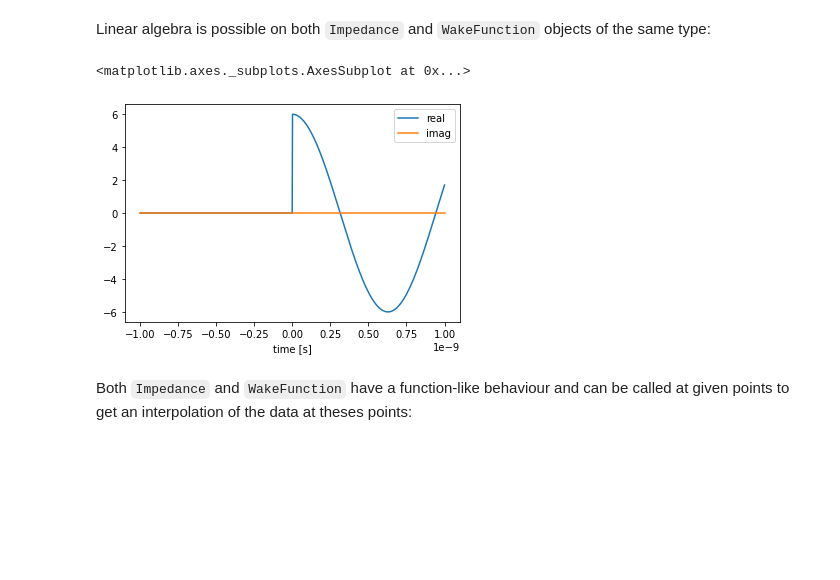
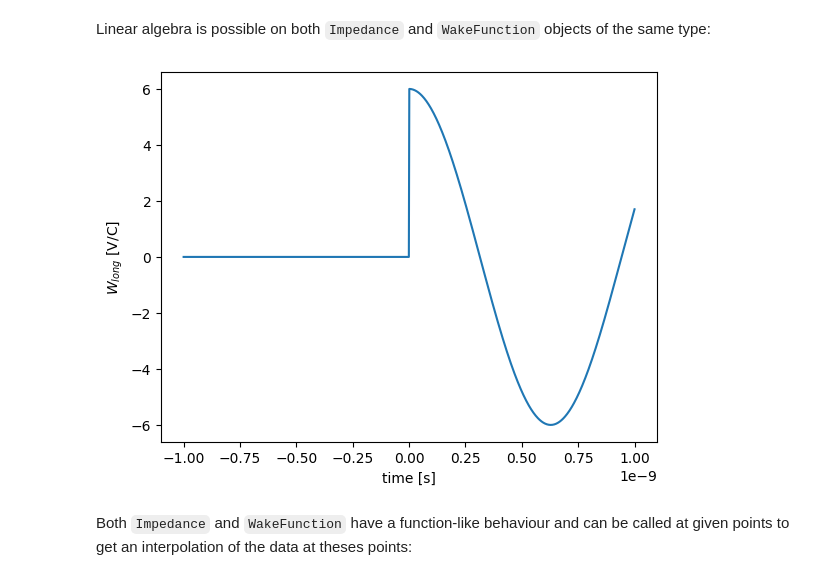
Before and after one commit to GamelinAl/mbtrack2_examples, a Jupyter notebook: mbtrack2_collective_effects.ipynb, the cells around one changed output. Saved outputs shown, nothing was run; the diff lists cells and outputs as text; code cells hidden in the pictures; blank space fills up the shorter version.

```diff
--- a/mbtrack2_collective_effects.ipynb
+++ b/mbtrack2_collective_effects.ipynb
@@ -210,10 +209,9 @@ wake.component_type
 Linear algebra is possible on both `Impedance` and `WakeFunction` objects of the same type:
 # %%
 new_wake = wake*5 + wake
-new_wake.data.plot()
+ax = new_wake.plot()
 # %% [output]
-<matplotlib.axes._subplots.AxesSubplot at 0x...>
-[figure, old version]
+[figure, new version]
 # %% [markdown]
 Both `Impedance` and `WakeFunction` have a function-like behaviour and can be called at given points to get an interpolation of the data at theses points:
 # %%
```
Also changed, not shown: parts of 59 cells of this notebook.
